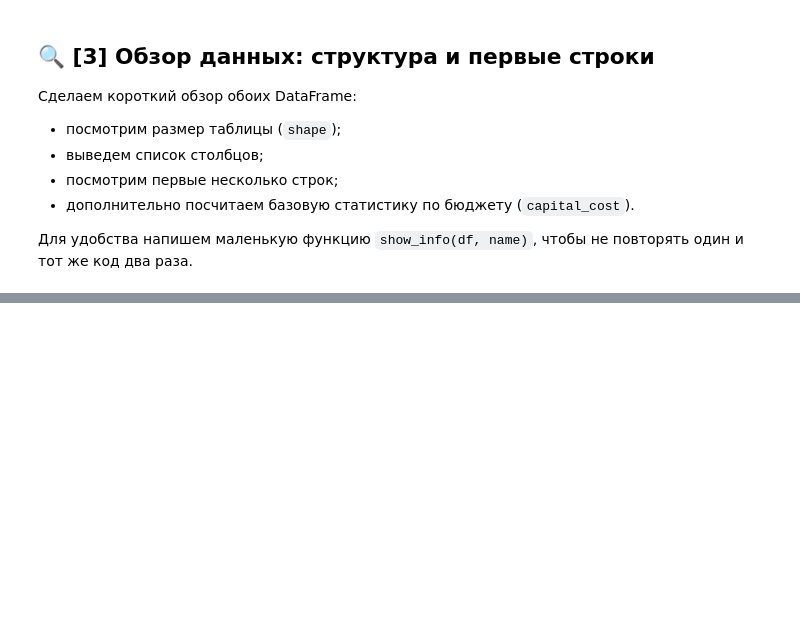
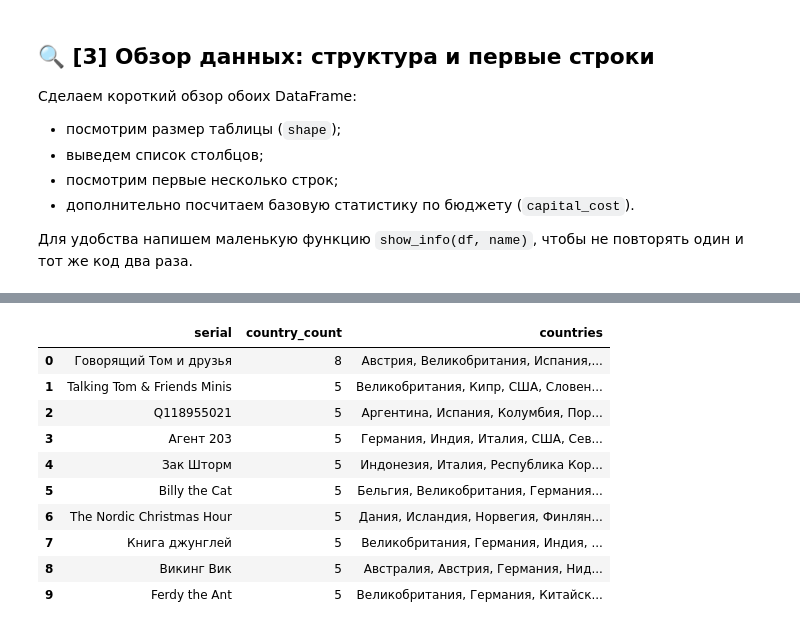
Before and after one commit to Darya-06/python-ai-Aleinik-Darya, a Jupyter notebook: notebooks/week2b_read_csv.ipynb, the cells around one changed output, grey strips where cells are left out. Drawn from its saved outputs; the diff is of its cells as text; code cells hidden in the pictures; blank space fills up the shorter version.

```diff
--- a/notebooks/week2b_read_csv.ipynb
+++ b/notebooks/week2b_read_csv.ipynb
@@ -240,0 +199,86 @@ Name: count, dtype: int64
+# %%
+# 🔬 Шаг 4. Глубокая валидация данных
+
+print("=" * 70)
+print("🌍 АНАЛИЗ 1: МУЛЬТИНАЦИОНАЛЬНЫЕ СЕРИАЛЫ (совместное производство)")
+print("=" * 70)
+
+# Считаем уникальные страны для каждого сериала
+country_counts = df_series.groupby('serial')['country'].nunique().sort_values(ascending=False)
+
+# Фильтруем сериалы с 2+ странами
+multi_country_series = country_counts[country_counts >= 2]
+total_series = df_series['serial'].nunique()
+multi_country_pct = (len(multi_country_series) / total_series) * 100
+
+print(f"\n📈 Статистика:")
+print(f"  • Всего уникальных сериалов: {total_series}")
+print(f"  • Сериалов с 2+ странами: {len(multi_country_series)} ({multi_country_pct:.1f}%)")
+print(f"  • Максимум стран у одного сериала: {multi_country_series.max()}")
+
+# Детали для топ-10 мультинациональных сериалов
+print("\n🏆 Топ-10 сериалов по числу стран-соавторов:")
+top_multi = multi_country_series.head(10).reset_index()
+top_multi.columns = ['serial', 'country_count']
+
+# Добавляем список стран для каждого сериала
+def get_countries(serial_name):
+    countries = df_series[df_series['serial'] == serial_name]['country'].unique()
+    return ', '.join(sorted(countries))
+
+top_multi['countries'] = top_multi['serial'].apply(get_countries)
+display(top_multi[['serial', 'country_count', 'countries']].style.set_properties(**{'text-align': 'left'}))
+
+# Анализ самых частых пар стран
+print("\n🤝 Самые частые пары стран в совместных проектах:")
+country_pairs = []
+for serial in multi_country_series.index[:50]:  # берём топ-50 для анализа
+    countries = sorted(df_series[df_series['serial'] == serial]['country'].unique())
+    if len(countries) >= 2:
+        for i in range(len(countries)):
+            for j in range(i+1, len(countries)):
+                pair = tuple(sorted([countries[i], countries[j]]))
+                country_pairs.append(pair)
+
+from collections import Counter
+pair_counts = Counter(country_pairs).most_common(5)
+for pair, count in pair_counts:
+    print(f"  • {pair[0]} + {pair[1]}: {count} совместных проектов")
+
+print("\n" + "=" * 70)
+print("🎼 АНАЛИЗ 2: КОМПОЗИТОРЫ-«МОНОПОЛИСТЫ»")
+print("=" * 70)
+
+# Проверяем уникальность композитора для каждого сериала
+composer_uniqueness = df_series.groupby('serial')['composer'].nunique()
+monopolist_series = composer_uniqueness[composer_uniqueness == 1].index.tolist()
+non_monopolist_series = composer_uniqueness[composer_uniqueness > 1].index.tolist()
+
+monopolist_pct = (len(monopolist_series) / total_series) * 100
+
+print(f"\n📈 Статистика:")
+print(f"  • Сериалов с единым композитором: {len(monopolist_series)} ({monopolist_pct:.1f}%)")
+print(f"  • Сериалов со сменой композитора: {len(non_monopolist_series)} ({100 - monopolist_pct:.1f}%)")
+
+# Топ-5 композиторов-монополистов по числу сериалов
+print("\n🏆 Топ-5 композиторов-«монополистов» (сервис единого звучания):")
+monopolist_composers = df_series[df_series['serial'].isin(monopolist_series)]
+top_composers = monopolist_composers.groupby('composer')['serial'].nunique().sort_values(ascending=False).head(5)
+
+for rank, (composer, count) in enumerate(top_composers.items(), 1):
+    # Примеры сериалов для этого композитора
+    examples = monopolist_composers[monopolist_composers['composer'] == composer]['serial'].unique()[:3]
+    examples_str = ', '.join(examples)
+    print(f"  {rank}. {composer} — {count} сериалов")
+    print(f"     Примеры: {examples_str}")
+
+# Контраст: сериалы с максимальной сменой композиторов
+print("\n⚠️  Сериалы с наибольшей сменой композиторов (признак перезапусков):")
+composer_changes = composer_uniqueness[composer_uniqueness > 1].sort_values(ascending=False).head(5)
+for serial, count in composer_changes.items():
+    composers = ', '.join(df_series[df_series['serial'] == serial]['composer'].unique())
+    print(f"  • {serial}: {count} композитора")
+    print(f"    → {composers}")
+
+print("\n✅ Анализ завершён. Данные готовы к углублённому исследованию.")
+# %% [output]
@@ -240,0 +295,11 @@ Name: count, dtype: int64
+|  | serial | country_count | countries |
+| 0 | Говорящий Том и друзья | 8 | Австрия, Великобритания, Испания,... |
+| 1 | Talking Tom & Friends Minis | 5 | Великобритания, Кипр, США, Словен... |
+| 2 | Q118955021 | 5 | Аргентина, Испания, Колумбия, Пор... |
+| 3 | Агент 203 | 5 | Германия, Индия, Италия, США, Сев... |
+| 4 | Зак Шторм | 5 | Индонезия, Италия, Республика Кор... |
+| 5 | Billy the Cat | 5 | Бельгия, Великобритания, Германия... |
+| 6 | The Nordic Christmas Hour | 5 | Дания, Исландия, Норвегия, Финлян... |
+| 7 | Книга джунглей | 5 | Великобритания, Германия, Индия, ... |
+| 8 | Викинг Вик | 5 | Австралия, Австрия, Германия, Нид... |
+| 9 | Ferdy the Ant | 5 | Великобритания, Германия, Китайск... |
```
Also changed, not shown: parts of 9 cells of this notebook.
